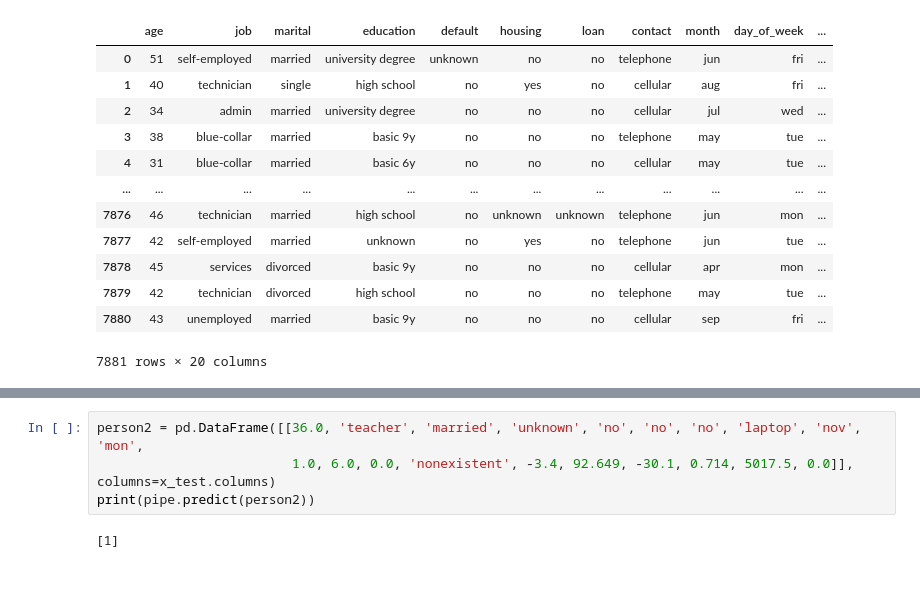
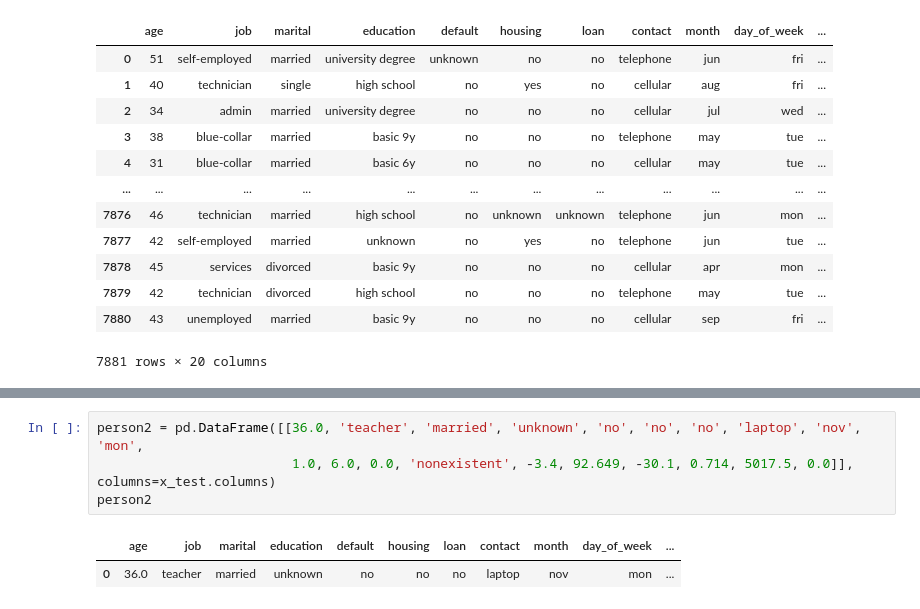
Before and after one commit to Qchi1610/Mlops_Project_K64, a Jupyter notebook: notebook/7_test.ipynb, the cells around one changed output, grey strips where cells are left out. Cells and saved outputs as stored; diff of their text form; blank space fills up the shorter version.

```diff
--- a/notebook/7_test.ipynb
+++ b/notebook/7_test.ipynb
@@ -335,6 +355,7 @@ predict[0]
 # %%
 person2 = pd.DataFrame([[36.0, 'teacher', 'married', 'unknown', 'no', 'no', 'no', 'laptop', 'nov', 'mon',
                          1.0, 6.0, 0.0, 'nonexistent', -3.4, 92.649, -30.1, 0.714, 5017.5, 0.0]], columns=x_test.columns)
-print(pipe.predict(person2))
+person2
 # %% [output]
-[1]
+|  | age | job | marital | education | default | housing | loan | contact | month | day_of_week | ... |
+| 0 | 36.0 | teacher | married | unknown | no | no | no | laptop | nov | mon | ... |
```
Also changed, not shown: parts of 14 cells of this notebook, 1 other file.
